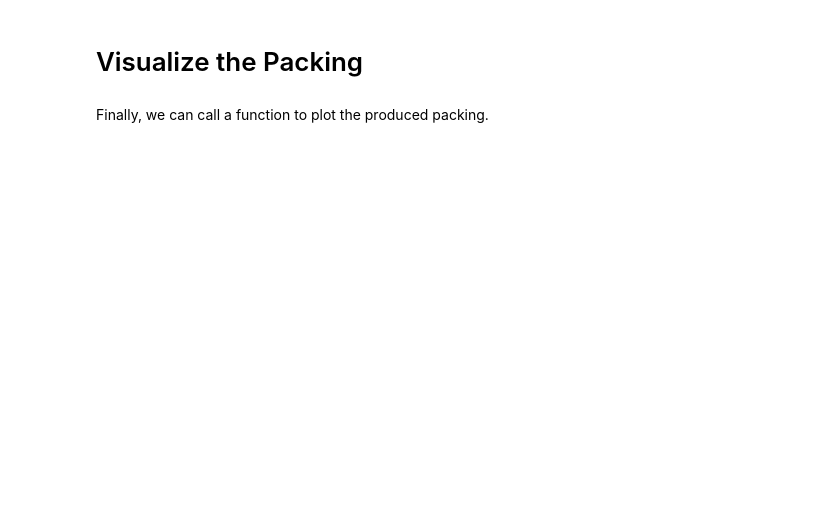
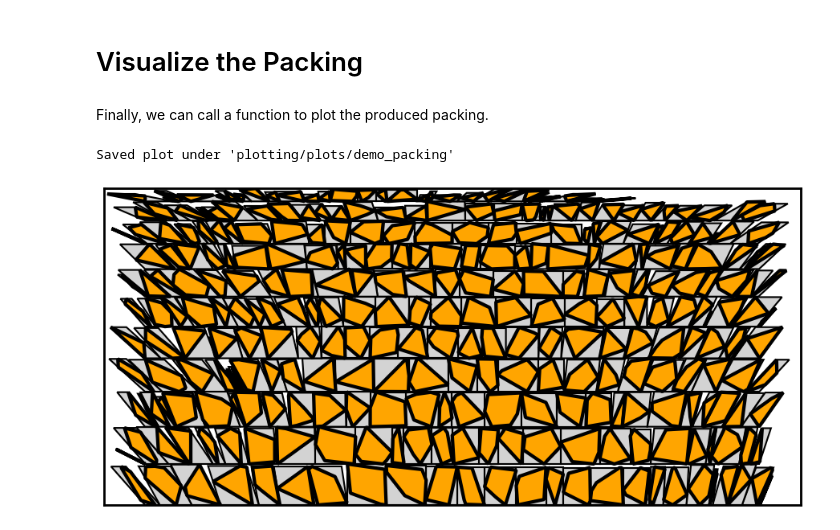
Before and after one commit to silvansuter/Polygon-Packing, a Jupyter notebook: demo.ipynb, the cells around one changed output. Cells and saved outputs as stored; diff of their text form; code cells hidden in the pictures; blank space fills up the shorter version.

Commit message:
fixed bug where somet. showing of plot didnt work

```diff
--- a/demo.ipynb
+++ b/demo.ipynb
@@ -57,4 +61,7 @@ packed_polygons[int(n/2)]
 Finally, we can call a function to plot the produced packing.
 # %%
 # The function 'visualize_polygons' can now be called to plot the packing. One may choose to leave away the parameter 'bounding_parallelograms' if the bounding-parallelograms should not be plotted.
-visualize_polygons(packed_polygons, bounding_parallelograms = bounding_parallelograms, binsize = (width,height), file_name = 'demo_packing')
+visualize_polygons(packed_polygons, bounding_parallelograms = bounding_parallelograms, binsize = (width,height), file_name = 'demo_packing', normalize = 1.5)
+# %% [output]
+Saved plot under 'plotting/plots/demo_packing'
+[figure, added]
```
Also changed, not shown: parts of 3 cells of this notebook, 1 other file.
